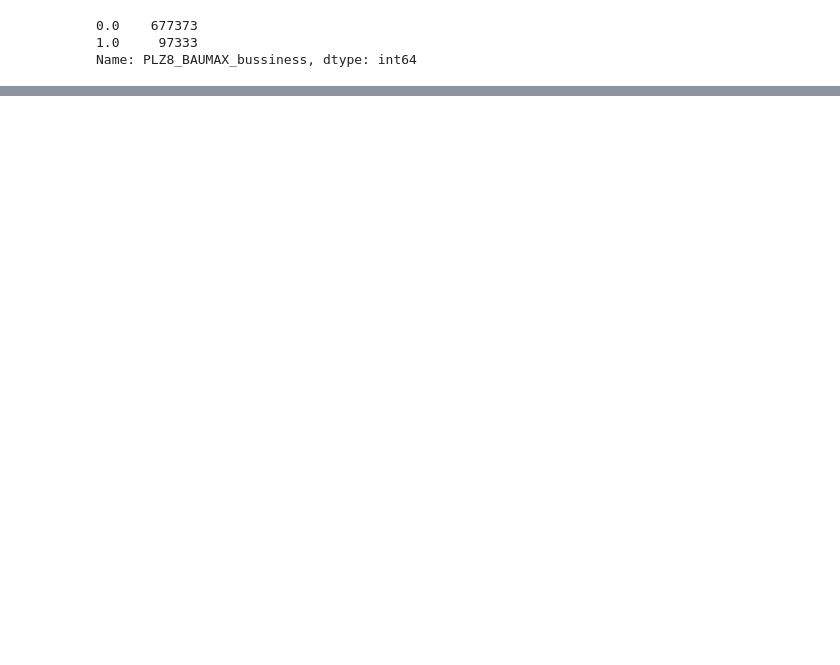
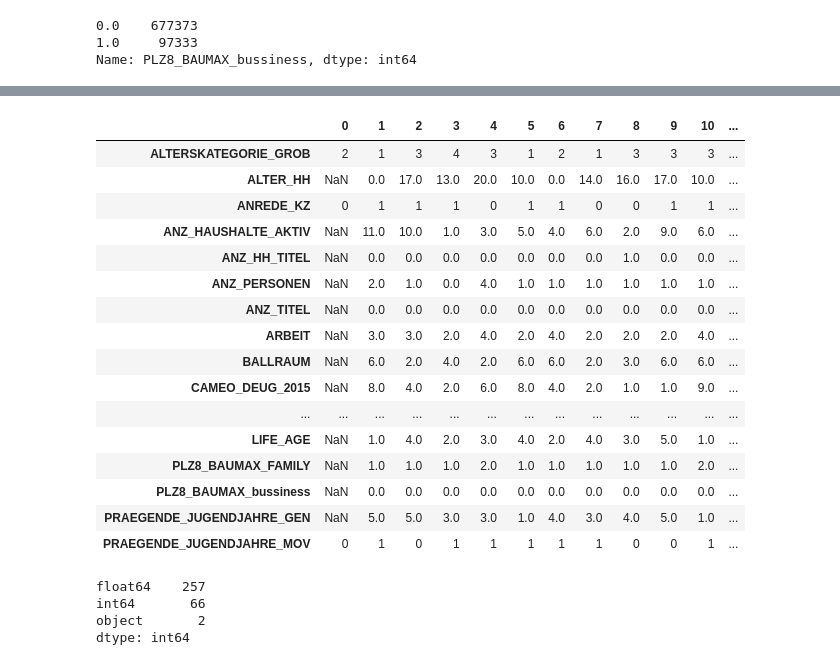
Before and after one commit to Jair-Ai/arvatoKaggle, a Jupyter notebook: logistic_base.ipynb, the cells around one changed output, grey strips where cells are left out. Saved outputs shown, nothing was run; the diff lists cells and outputs as text; code cells hidden in the pictures; blank space fills up the shorter version.

Commit message:
Some improvements on clean up azdias.

```diff
--- a/logistic_base.ipynb
+++ b/logistic_base.ipynb
@@ -260,3 +241,6 @@ azdias['PLZ8_BAUMAX_bussiness'].value_counts()
 0.0    677373
 1.0     97333
 Name: PLZ8_BAUMAX_bussiness, dtype: int64
+# %%
+azdias.drop('PLZ8_BAUMAX', axis=1, inplace=True)
+customers.drop('PLZ8_BAUMAX', axis=1, inplace=True)
@@ -262,0 +278,5 @@ Name: PLZ8_BAUMAX_bussiness, dtype: int64
+# %%
+# Standardize binary columns into 0 or 1
+azdias['VERS_TYP'].replace([2.0, 1.0], [1, 0], inplace=True)
+azdias['OST_WEST_KZ'].replace(['W', 'O'], [1, 0], inplace=True)
+azdias['ANREDE_KZ'].replace([2, 1], [1, 0], inplace=True)
@@ -262,0 +341,8 @@ Name: PLZ8_BAUMAX_bussiness, dtype: int64
+# %%
+# Engineer generation column
+azdias['PRAEGENDE_JUGENDJAHRE_GEN'] = azdias['PRAEGENDE_JUGENDJAHRE'].apply(classify_generation)
+#azdias.loc[:,'PRAEGENDE_JUGENDJAHRE_GEN'] = azdias['PRAEGENDE_JUGENDJAHRE'].apply(classify_generation)
+
+# Engineer movement column
+azdias['PRAEGENDE_JUGENDJAHRE_MOV'] = azdias['PRAEGENDE_JUGENDJAHRE'].apply(classify_movement)
+#azdias_new.loc[:,'PRAEGENDE_JUGENDJAHRE_MOV'] = azdias_new['PRAEGENDE_JUGENDJAHRE'].apply(classify_movement)
@@ -262,0 +357,24 @@ Name: PLZ8_BAUMAX_bussiness, dtype: int64
+# %%
+columns_to_drop_afterclean = ['PRAEGENDE_JUGENDJAHRE', 'KKK', 'REGIOTYP']
+azdias.drop(columns_to_drop_afterclean, axis=1, inplace=True)
+customers.drop(columns_to_drop_afterclean, axis=1, inplace=True)
+# %%
+azdias.head(20).T
+# %% [output]
+|  | 0 | 1 | 2 | 3 | 4 | 5 | 6 | 7 | 8 | 9 | 10 | ... |
+| ALTERSKATEGORIE_GROB | 2 | 1 | 3 | 4 | 3 | 1 | 2 | 1 | 3 | 3 | 3 | ... |
+| ALTER_HH | NaN | 0.0 | 17.0 | 13.0 | 20.0 | 10.0 | 0.0 | 14.0 | 16.0 | 17.0 | 10.0 | ... |
+| ANREDE_KZ | 0 | 1 | 1 | 1 | 0 | 1 | 1 | 0 | 0 | 1 | 1 | ... |
+| ANZ_HAUSHALTE_AKTIV | NaN | 11.0 | 10.0 | 1.0 | 3.0 | 5.0 | 4.0 | 6.0 | 2.0 | 9.0 | 6.0 | ... |
+| ANZ_HH_TITEL | NaN | 0.0 | 0.0 | 0.0 | 0.0 | 0.0 | 0.0 | 0.0 | 1.0 | 0.0 | 0.0 | ... |
+| ANZ_PERSONEN | NaN | 2.0 | 1.0 | 0.0 | 4.0 | 1.0 | 1.0 | 1.0 | 1.0 | 1.0 | 1.0 | ... |
+| ANZ_TITEL | NaN | 0.0 | 0.0 | 0.0 | 0.0 | 0.0 | 0.0 | 0.0 | 0.0 | 0.0 | 0.0 | ... |
+| ARBEIT | NaN | 3.0 | 3.0 | 2.0 | 4.0 | 2.0 | 4.0 | 2.0 | 2.0 | 2.0 | 4.0 | ... |
+| BALLRAUM | NaN | 6.0 | 2.0 | 4.0 | 2.0 | 6.0 | 6.0 | 2.0 | 3.0 | 6.0 | 6.0 | ... |
+| CAMEO_DEUG_2015 | NaN | 8.0 | 4.0 | 2.0 | 6.0 | 8.0 | 4.0 | 2.0 | 1.0 | 1.0 | 9.0 | ... |
+| ... | ... | ... | ... | ... | ... | ... | ... | ... | ... | ... | ... | ... |
+| LIFE_AGE | NaN | 1.0 | 4.0 | 2.0 | 3.0 | 4.0 | 2.0 | 4.0 | 3.0 | 5.0 | 1.0 | ... |
+| PLZ8_BAUMAX_FAMILY | NaN | 1.0 | 1.0 | 1.0 | 2.0 | 1.0 | 1.0 | 1.0 | 1.0 | 1.0 | 2.0 | ... |
+| PLZ8_BAUMAX_bussiness | NaN | 0.0 | 0.0 | 0.0 | 0.0 | 0.0 | 0.0 | 0.0 | 0.0 | 0.0 | 0.0 | ... |
+| PRAEGENDE_JUGENDJAHRE_GEN | NaN | 5.0 | 5.0 | 3.0 | 3.0 | 1.0 | 4.0 | 3.0 | 4.0 | 5.0 | 1.0 | ... |
+| PRAEGENDE_JUGENDJAHRE_MOV | 0 | 1 | 0 | 1 | 1 | 1 | 1 | 1 | 0 | 0 | 1 | ... |
@@ -262,0 +389,7 @@ Name: PLZ8_BAUMAX_bussiness, dtype: int64
+# %%
+col_types.value_counts()
+# %% [output]
+float64    257
+int64       66
+object       2
+dtype: int64
```
Also changed, not shown: parts of 58 cells of this notebook, 1 other file.
